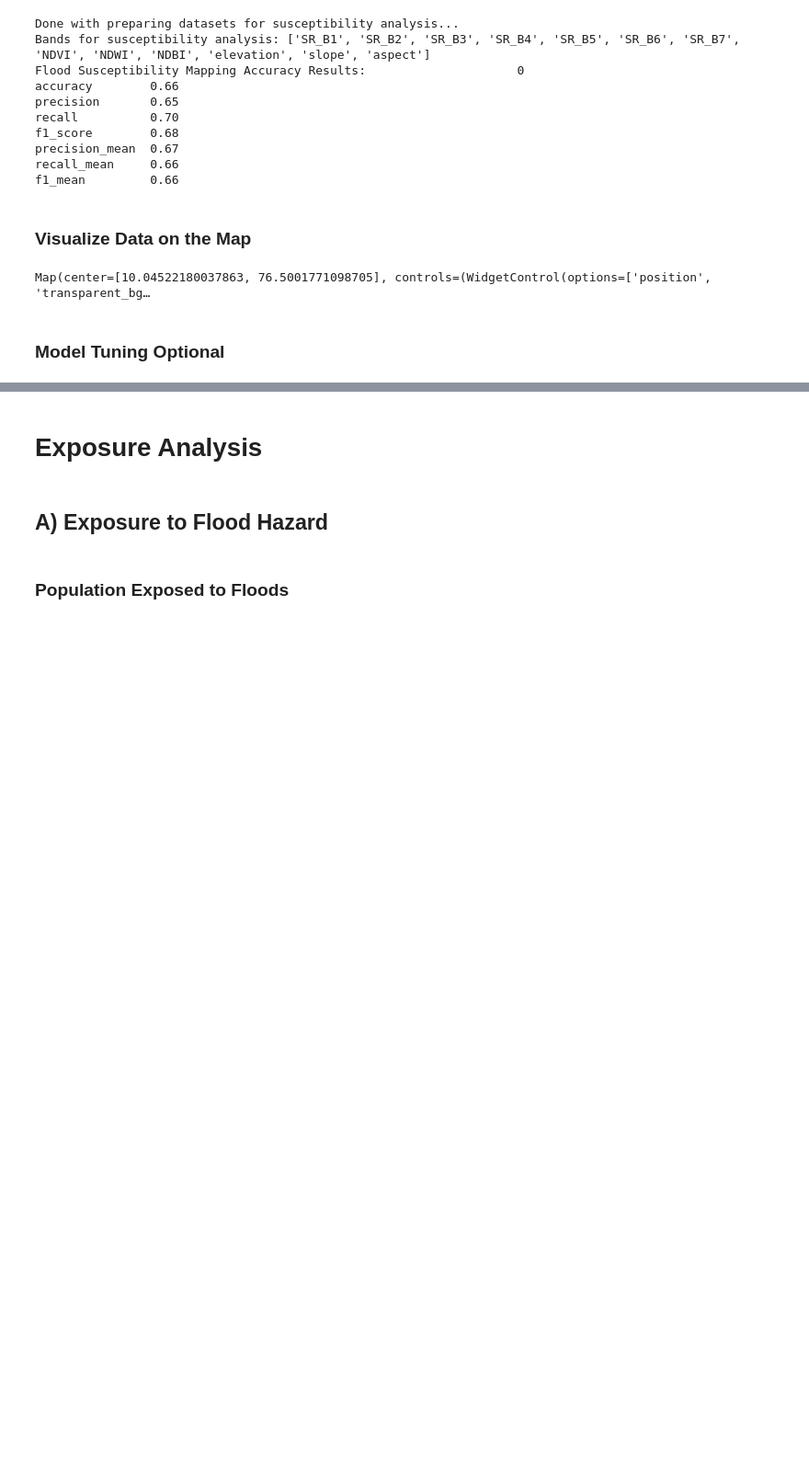
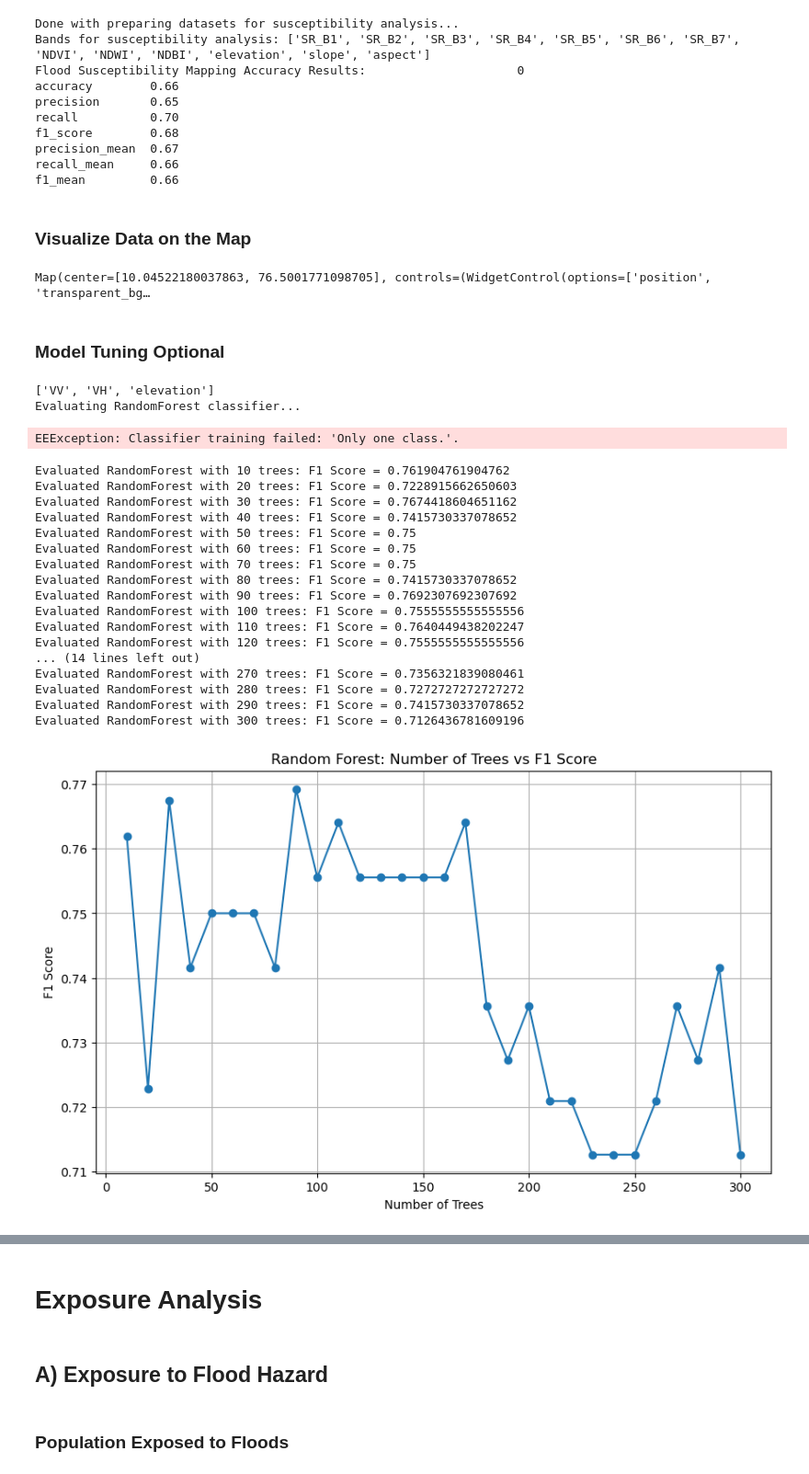
Before and after one commit to waleedgeo/FMSE, a Jupyter notebook: main.ipynb, the cells around one changed output, grey strips where cells are left out. Shown at 92% size. Saved outputs shown, nothing was run; the diff lists cells and outputs as text; code cells hidden in the pictures; blank space fills up the shorter version.

```diff
--- a/main.ipynb
+++ b/main.ipynb
@@ -305,9 +264,6 @@ Map(center=[10.04522180037863, 76.5001771098705], controls=(WidgetControl(option
 import time
 
 
-s1_post = s1_post
-flood_layer = flood_layer
-aoi = aoi
 
 
 
@@ -359,7 +315,7 @@ def prepare_datasets(aoi, projection='EPSG:4326', scale=30):
     return dem.rename('elevation'), slope, aspect, dtriver.rename('dtriver')
 
 
-def prepare_samples(flood_layer, num_samples, aoi, scale=10, split=0.8):
+def prepare_samples(flood_layer, num_samples, aoi, scale=30, split=0.8):
     sample = flood_layer.stratifiedSample(
         numPoints=num_samples,
         classBand='label',
@@ -416,7 +372,7 @@ def evaluate_classifier(classifier, training, validation):
 
 def compare_models(flood_layer, s1_post, aoi, num_samples=1000, split=0.8):
 
-    image, training, validation = prepare_samples(flood_layer, num_samples, aoi, scale=10, split=split)
+    image, training, validation = prepare_samples(flood_layer, num_samples, aoi, scale=30, split=split)
     bands = image.bandNames().getInfo()
     print(bands)
     classifiers = {
@@ -444,7 +400,7 @@ def compare_models(flood_layer, s1_post, aoi, num_samples=1000, split=0.8):
     return results
 
 # Example usage
-results = compare_models(flood_layer, s1_post, aoi, num_samples=1000, split=0.8)
+results = compare_models(flood_layer=flood_binary.rename('label'), s1_post=s1_post, aoi=aoi, num_samples=1000, split=0.8)
 
 # results to df
 
@@ -454,6 +410,10 @@ models_compare_df.rename(columns={'index': 'Model'}, inplace=True)
 models_compare_df = models_compare_df.round(2)
 models_compare_df.to_csv(f'{city}_all_models_compare_df.csv', index=False)
 models_compare_df
+# %% [output]
+['VV', 'VH', 'elevation']
+Evaluating RandomForest classifier...
+EEException: Classifier training failed: 'Only one class.'.
 # %%
 import matplotlib.pyplot as plt
 
@@ -477,32 +437,51 @@ def evaluate_rf_trees(training, validation, bands, num_trees_list):
     return results
 
 new_trees = list(range(10, 310, 10))# 10 to 300 trees in steps of 10
 def fine_tune_rf_trees(flood_layer, s1_post, aoi, num_samples=200, split=0.8, num_trees_list=new_trees):
     if num_trees_list is None:
         num_trees_list = [10, 50, 100, 150, 200, 250, 300]
 
 
-    image, training, validation = prepare_samples(flood_layer, num_samples, aoi, scale=10, split=split)
+    image, training, validation = prepare_samples(flood_layer, num_samples, aoi, scale=30, split=split)
     bands = image.bandNames().getInfo()
     results = evaluate_rf_trees(training, validation, bands, num_trees_list)
 
     # Plot the results
     plt.figure(figsize=(10, 6))
     plt.plot(list(results.keys()), list(results.values()), marker='o')
     plt.xlabel('Number of Trees')
     plt.ylabel('F1 Score')
     plt.title('Random Forest: Number of Trees vs F1 Score')
     plt.grid(True)
     plt.savefig(f'{city}_rf_trees_f1_score.png', dpi=300, bbox_inches='tight', pad_inches=0.1, transparent=True)
     plt.show()
 
     return results
 
 # Example usage
-results_rf_trees = fine_tune_rf_trees(flood_layer, s1_post, aoi, num_samples=1000, split=0.8)
+results_rf_trees = fine_tune_rf_trees(flood_layer, s1_post, aoi, num_samples=200, split=0.8)
 # save df results_rf_trees to csv
 results_rf_trees_df = pd.DataFrame(results_rf_trees, index=[0]).T
 results_rf_trees_df.reset_index(inplace=True)
 results_rf_trees_df.rename(columns={'index': 'Number of Trees', 0: 'F1 Score'}, inplace=True)
 results_rf_trees_df.to_csv(f'{city}_rf_trees_f1_score_df.csv', index=False)
 results_rf_trees_df
+# %% [output]
+Evaluated RandomForest with 10 trees: F1 Score = 0.761904761904762
+Evaluated RandomForest with 20 trees: F1 Score = 0.7228915662650603
+Evaluated RandomForest with 30 trees: F1 Score = 0.7674418604651162
+Evaluated RandomForest with 40 trees: F1 Score = 0.7415730337078652
+Evaluated RandomForest with 50 trees: F1 Score = 0.75
+Evaluated RandomForest with 60 trees: F1 Score = 0.75
+Evaluated RandomForest with 70 trees: F1 Score = 0.75
+Evaluated RandomForest with 80 trees: F1 Score = 0.7415730337078652
+Evaluated RandomForest with 90 trees: F1 Score = 0.7692307692307692
+Evaluated RandomForest with 100 trees: F1 Score = 0.7555555555555556
+Evaluated RandomForest with 110 trees: F1 Score = 0.7640449438202247
+Evaluated RandomForest with 120 trees: F1 Score = 0.7555555555555556
+... (14 lines left out)
+Evaluated RandomForest with 270 trees: F1 Score = 0.7356321839080461
+Evaluated RandomForest with 280 trees: F1 Score = 0.7272727272727272
+Evaluated RandomForest with 290 trees: F1 Score = 0.7415730337078652
+Evaluated RandomForest with 300 trees: F1 Score = 0.7126436781609196
+[figure, added]
```
Also changed, not shown: parts of 4 cells of this notebook, 11 other files.
